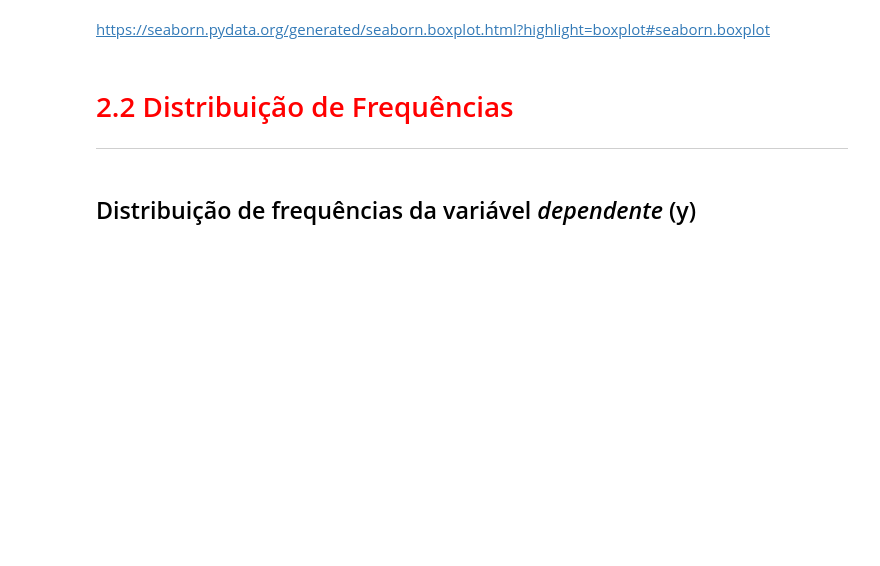
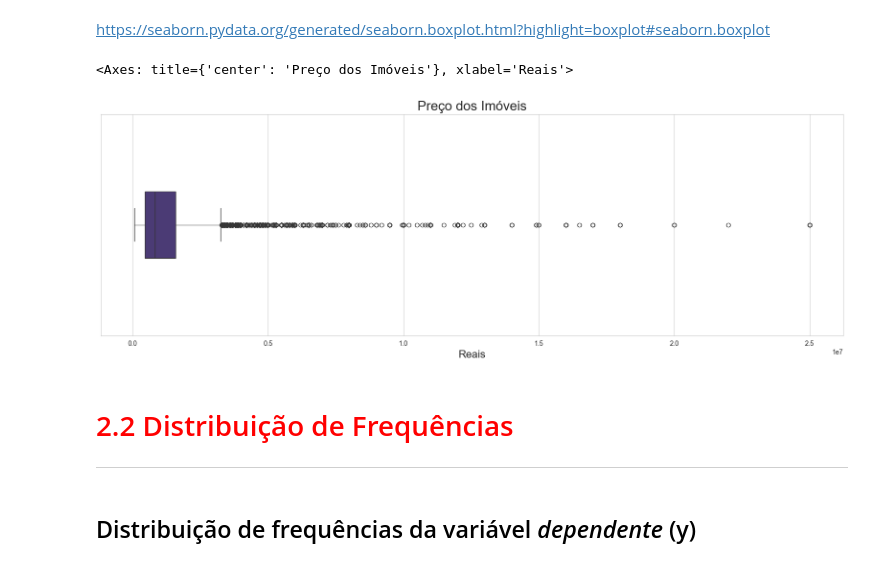
Before and after one commit to TheGabrielVieira/regressao-linear-tecnicas-avan-adas, a Jupyter notebook: Projeto/Regressão Linear.ipynb, the cells around one changed output. Drawn from its saved outputs; the diff is of its cells as text; code cells hidden in the pictures; blank space fills up the shorter version.

Commit message:
feat: initial-exploratory-data-analysis-with-statistical-visualizations

```diff
--- a/Projeto/Regressão Linear.ipynb
+++ b/Projeto/Regressão Linear.ipynb
@@ -89,7 +91,10 @@ https://seaborn.pydata.org/
 # %%
 # palette -> Accent, Accent_r, Blues, Blues_r, BrBG, BrBG_r, BuGn, BuGn_r, BuPu, BuPu_r, CMRmap, CMRmap_r, Dark2, Dark2_r, GnBu, GnBu_r, Greens, Greens_r, Greys, Greys_r, OrRd, OrRd_r, Oranges, Oranges_r, PRGn, PRGn_r, Paired, Paired_r, Pastel1, Pastel1_r, Pastel2, Pastel2_r, PiYG, PiYG_r, PuBu, PuBuGn, PuBuGn_r, PuBu_r, PuOr, PuOr_r, PuRd, PuRd_r, Purples, Purples_r, RdBu, RdBu_r, RdGy, RdGy_r, RdPu, RdPu_r, RdYlBu, RdYlBu_r, RdYlGn, RdYlGn_r, Reds, Reds_r, Set1, Set1_r, Set2, Set2_r, Set3, Set3_r, Spectral, Spectral_r, Wistia, Wistia_r, YlGn, YlGnBu, YlGnBu_r, YlGn_r, YlOrBr, YlOrBr_r, YlOrRd, YlOrRd_r, afmhot, afmhot_r, autumn, autumn_r, binary, binary_r, bone, bone_r, brg, brg_r, bwr, bwr_r, cividis, cividis_r, cool, cool_r, coolwarm, coolwarm_r, copper, copper_r, cubehelix, cubehelix_r, flag, flag_r, gist_earth, gist_earth_r, gist_gray, gist_gray_r, gist_heat, gist_heat_r, gist_ncar, gist_ncar_r, gist_rainbow, gist_rainbow_r, gist_stern, gist_stern_r, gist_yarg, gist_yarg_r, gnuplot, gnuplot2, gnuplot2_r, gnuplot_r, gray, gray_r, hot, hot_r, hsv, hsv_r, icefire, icefire_r, inferno, inferno_r, jet, jet_r, magma, magma_r, mako, mako_r, nipy_spectral, nipy_spectral_r, ocean, ocean_r, pink, pink_r, plasma, plasma_r, prism, prism_r, rainbow, rainbow_r, rocket, rocket_r, seismic, seismic_r, spring, spring_r, summer, summer_r, tab10, tab10_r, tab20, tab20_r, tab20b, tab20b_r, tab20c, tab20c_r, terrain, terrain_r, viridis, viridis_r, vlag, vlag_r, winter, winter_r
 
+sns.set_palette("viridis")  # Set the color palette
+
 # style -> white, dark, whitegrid, darkgrid, ticks
+sns.set_style("whitegrid")  # Set the style of the plot
 # %% [markdown]
 ## Box plot da variável *dependente* (y)
 # %% [markdown]
@@ -97,11 +102,14 @@ https://seaborn.pydata.org/
 # %% [markdown]
 https://seaborn.pydata.org/generated/seaborn.boxplot.html?highlight=boxplot#seaborn.boxplot
 # %%
-
+ax = sns.boxplot(data=dados['Valor'], orient='h', width=0.3)
 ax.figure.set_size_inches(20, 6)
 ax.set_title('Preço dos Imóveis', fontsize=20)
 ax.set_xlabel('Reais', fontsize=16)
 ax
+# %% [output]
+<Axes: title={'center': 'Preço dos Imóveis'}, xlabel='Reais'>
+[figure, added]
 # %% [markdown]
 # <font color='red' style='font-size: 30px;'>2.2 Distribuição de Frequências</font>
 <hr style='border: 2px solid red;'>
```
Also changed, not shown: parts of 4 cells of this notebook.
